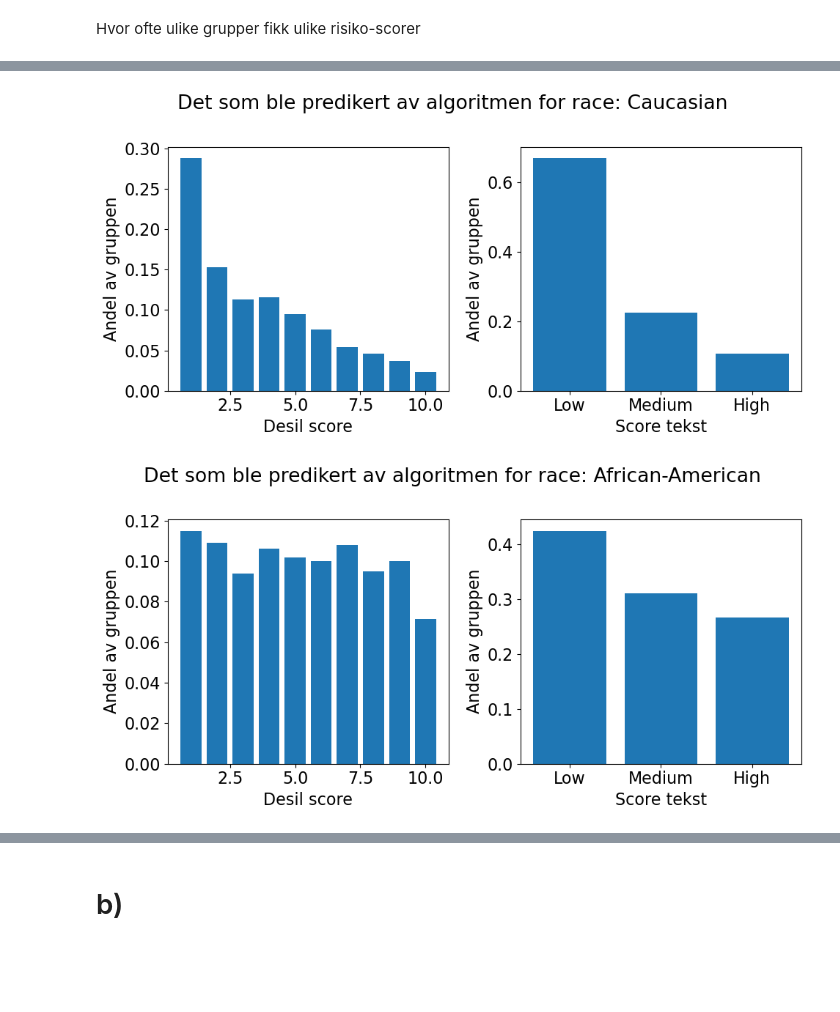
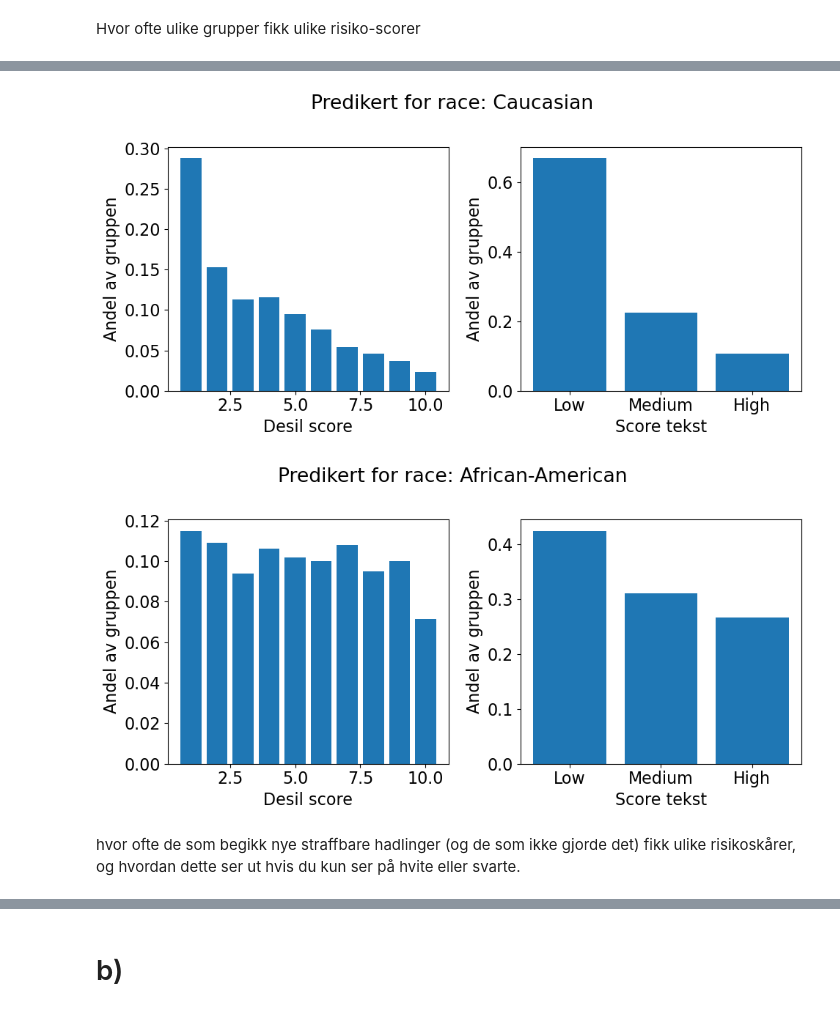
Before and after one commit to asmund20/hon2200-prosjekt, a Jupyter notebook: notebooks/compas.ipynb, the cells around one changed output, grey strips where cells are left out. Drawn from its saved outputs; the diff is of its cells as text; code cells hidden in the pictures; blank space fills up the shorter version.

```diff
--- a/notebooks/compas.ipynb
+++ b/notebooks/compas.ipynb
@@ -65,12 +65,17 @@ for k, g in zip(kolonner, grupper):
     recid[g] = np.mean(temp_df["is_recid"])
     pred[g] = np.mean(temp_df["binary_approximation"])
 
-fig = plt.figure(figsize=(10, 8))
-_, ax = plt.subplots(2)
-fig.add_subplot(ax)
+fig = plt.figure(figsize=(11, 8))
+ax = list()
+ax.append(fig.add_subplot(211))
+ax.append(fig.add_subplot(212))
 
 ax[0].bar(recid.keys(), recid.values())
 ax[0].set_ylabel("Rate of recidivism")
+ax[0].set_title("Rate of recidivism for some sub-groups in the dataset")
 ax[1].bar(pred.keys(), pred.values())
-ax[1].set_ylabel("Rate of predicted medium or high risk")
+ax[1].set_ylabel("Rate of predicted recidivism")
+ax[1].set_title("Rate of predicted recidivism by GRRS some sub-groups in the dataset")
+plt.tight_layout()
+fig.savefig("../reports/resultat-filer/recidivism.svg")
 # %% [output]
@@ -80,17 +83,15 @@ TypeError: Bbox.from_bounds() missing 2 required positional arguments: 'width' a
 # %% [markdown]
 Hvor ofte ulike grupper fikk ulike risiko-scorer
 # %%
-def histogram(kolonne, gruppe, out_file=None):
+def histogram(temp_df, kolonne, gruppe, out_file=None, title_supp=""):
     fig, ax = plt.subplots(1, 2)
-
-    temp_df = df
 
     if kolonne is not None and gruppe is not None:
         temp_df = df.where(df[kolonne] == gruppe)
         temp_df.dropna(subset=kolonne, inplace=True)
-        fig.suptitle("Det som ble predikert av algoritmen for " + kolonne + ": " + gruppe)
+        fig.suptitle("Predikert for " + kolonne + ": " + gruppe + title_supp)
     else:
-        fig.suptitle("Det som ble predikert av algoritmen for hele datasettet")
+        fig.suptitle("Predikert for " + title_supp)
 
     h = np.histogram(temp_df["decile_score"], bins=np.arange(0.5, 11, 1))[0]
     h = np.asarray(h, dtype=float)
@@ -120,8 +121,10 @@ histogram(None, None, out_file="h_all")
 # %%
-histogram("race", "Caucasian", out_file="h_c")
+histogram(df, "race", "Caucasian", out_file="h_c")
 # %% [output]
-[figure, old version]
+[figure, new version]
 # %%
-histogram("race", "African-American", "h_b")
+histogram(df, "race", "African-American", out_file="h_b")
 # %% [output]
-[figure, old version]
+[figure, new version]
+# %% [markdown]
+hvor ofte de som begikk nye straffbare hadlinger (og de som ikke gjorde det) fikk ulike risikoskårer, og hvordan dette ser ut hvis du kun ser på hvite eller svarte.
```
Also changed, not shown: parts of 18 cells of this notebook, 12 other files.
